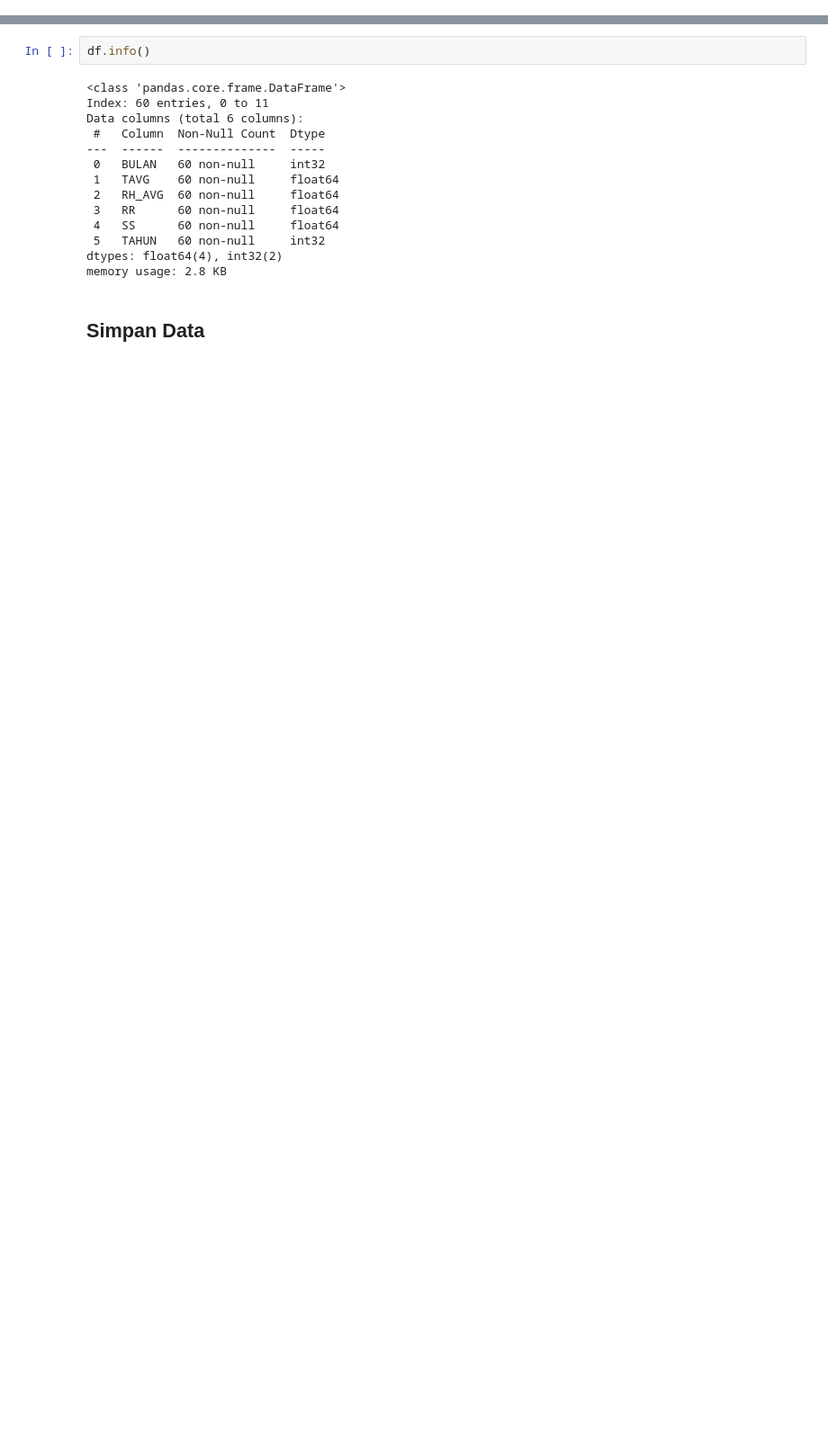
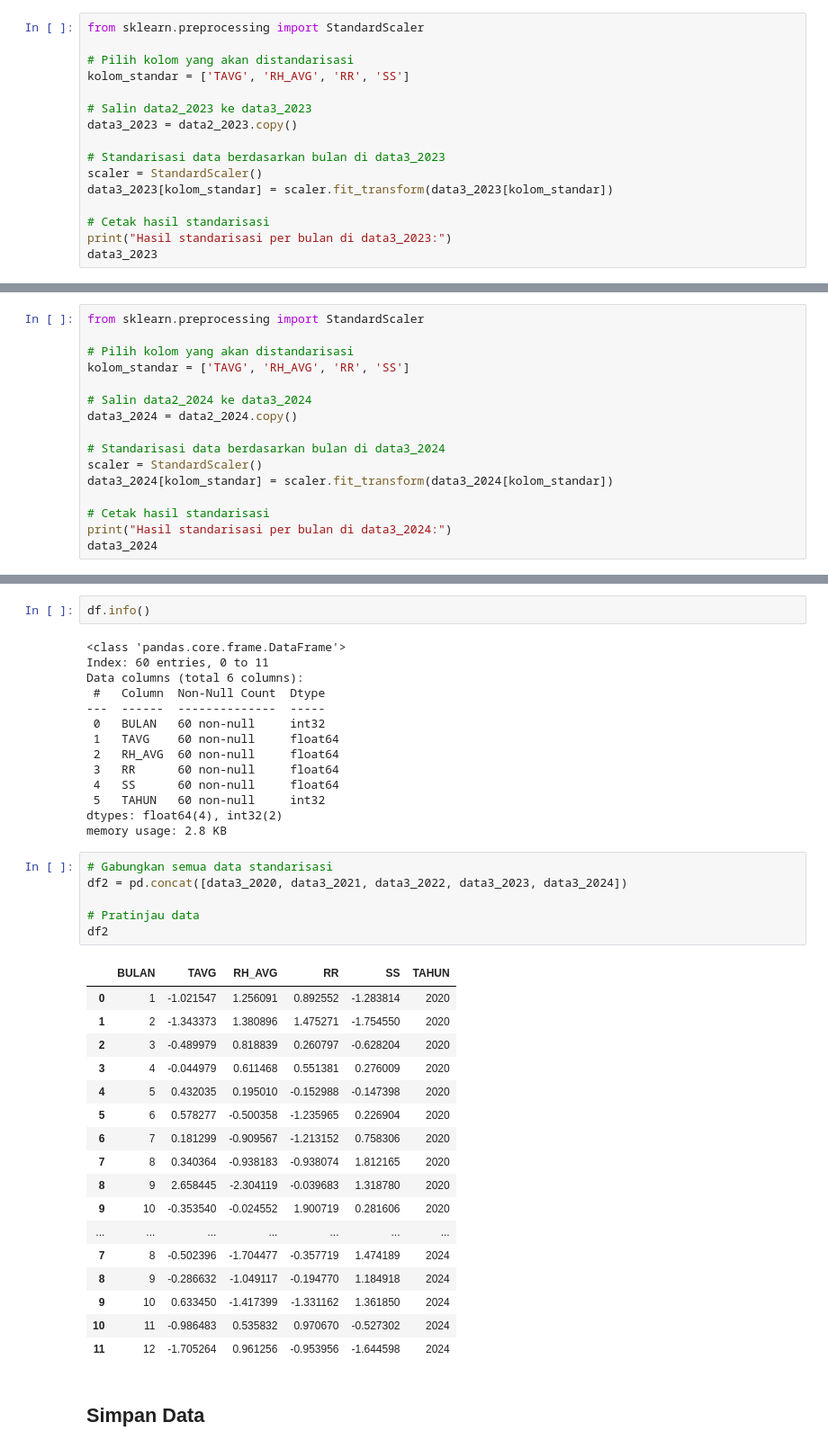
Before and after one commit to Miyaputri/Stasiun-Klimatologi-Banten, a Jupyter notebook: Preprocessing_Stasiun_Klimatologi_Banten.ipynb, the cells around one changed output, grey strips where cells are left out. Shown at 90% size. Drawn from its saved outputs; the diff is of its cells as text; blank space fills up the shorter version.

```diff
--- a/Preprocessing_Stasiun_Klimatologi_Banten.ipynb
+++ b/Preprocessing_Stasiun_Klimatologi_Banten.ipynb
@@ -612,3 +705,19 @@ data2_2023
 | 9 | 10 | 30.363333 | 71.433333 | 4.466667 | 8.020000 | 2023 |
 | 10 | 11 | 30.796667 | 72.333333 | 16.207143 | 5.013333 | 2023 |
 | 11 | 12 | 30.458065 | 72.161290 | 14.766667 | 5.087097 | 2023 |
+# %%
+from sklearn.preprocessing import StandardScaler
+
+# Pilih kolom yang akan distandarisasi
+kolom_standar = ['TAVG', 'RH_AVG', 'RR', 'SS']
+
+# Salin data2_2023 ke data3_2023
+data3_2023 = data2_2023.copy()
+
+# Standarisasi data berdasarkan bulan di data3_2023
+scaler = StandardScaler()
+data3_2023[kolom_standar] = scaler.fit_transform(data3_2023[kolom_standar])
+
+# Cetak hasil standarisasi
+print("Hasil standarisasi per bulan di data3_2023:")
+data3_2023
@@ -754,3 +878,19 @@ data2_2024
 | 9 | 10 | 29.758065 | 72.451613 | 5.200000 | 6.403226 | 2024 |
 | 10 | 11 | 28.276667 | 80.133333 | 23.250000 | 4.233333 | 2024 |
 | 11 | 12 | 27.619355 | 81.806452 | 8.157895 | 2.950000 | 2024 |
+# %%
+from sklearn.preprocessing import StandardScaler
+
+# Pilih kolom yang akan distandarisasi
+kolom_standar = ['TAVG', 'RH_AVG', 'RR', 'SS']
+
+# Salin data2_2024 ke data3_2024
+data3_2024 = data2_2024.copy()
+
+# Standarisasi data berdasarkan bulan di data3_2024
+scaler = StandardScaler()
+data3_2024[kolom_standar] = scaler.fit_transform(data3_2024[kolom_standar])
+
+# Cetak hasil standarisasi
+print("Hasil standarisasi per bulan di data3_2024:")
+data3_2024
@@ -796,5 +951,29 @@ Data columns (total 6 columns):
  5   TAHUN   60 non-null     int32
 dtypes: float64(4), int32(2)
 memory usage: 2.8 KB
+# %%
+# Gabungkan semua data standarisasi
+df2 = pd.concat([data3_2020, data3_2021, data3_2022, data3_2023, data3_2024])
+
+# Pratinjau data
+df2
+# %% [output]
+|  | BULAN | TAVG | RH_AVG | RR | SS | TAHUN |
+| 0 | 1 | -1.021547 | 1.256091 | 0.892552 | -1.283814 | 2020 |
+| 1 | 2 | -1.343373 | 1.380896 | 1.475271 | -1.754550 | 2020 |
+| 2 | 3 | -0.489979 | 0.818839 | 0.260797 | -0.628204 | 2020 |
+| 3 | 4 | -0.044979 | 0.611468 | 0.551381 | 0.276009 | 2020 |
+| 4 | 5 | 0.432035 | 0.195010 | -0.152988 | -0.147398 | 2020 |
+| 5 | 6 | 0.578277 | -0.500358 | -1.235965 | 0.226904 | 2020 |
+| 6 | 7 | 0.181299 | -0.909567 | -1.213152 | 0.758306 | 2020 |
+| 7 | 8 | 0.340364 | -0.938183 | -0.938074 | 1.812165 | 2020 |
+| 8 | 9 | 2.658445 | -2.304119 | -0.039683 | 1.318780 | 2020 |
+| 9 | 10 | -0.353540 | -0.024552 | 1.900719 | 0.281606 | 2020 |
+| ... | ... | ... | ... | ... | ... | ... |
+| 7 | 8 | -0.502396 | -1.704477 | -0.357719 | 1.474189 | 2024 |
+| 8 | 9 | -0.286632 | -1.049117 | -0.194770 | 1.184918 | 2024 |
+| 9 | 10 | 0.633450 | -1.417399 | -1.331162 | 1.361850 | 2024 |
+| 10 | 11 | -0.986483 | 0.535832 | 0.970670 | -0.527302 | 2024 |
+| 11 | 12 | -1.705264 | 0.961256 | -0.953956 | -1.644598 | 2024 |
 # %% [markdown]
 ## Simpan Data
```
Also changed, not shown: parts of 9 cells of this notebook.
